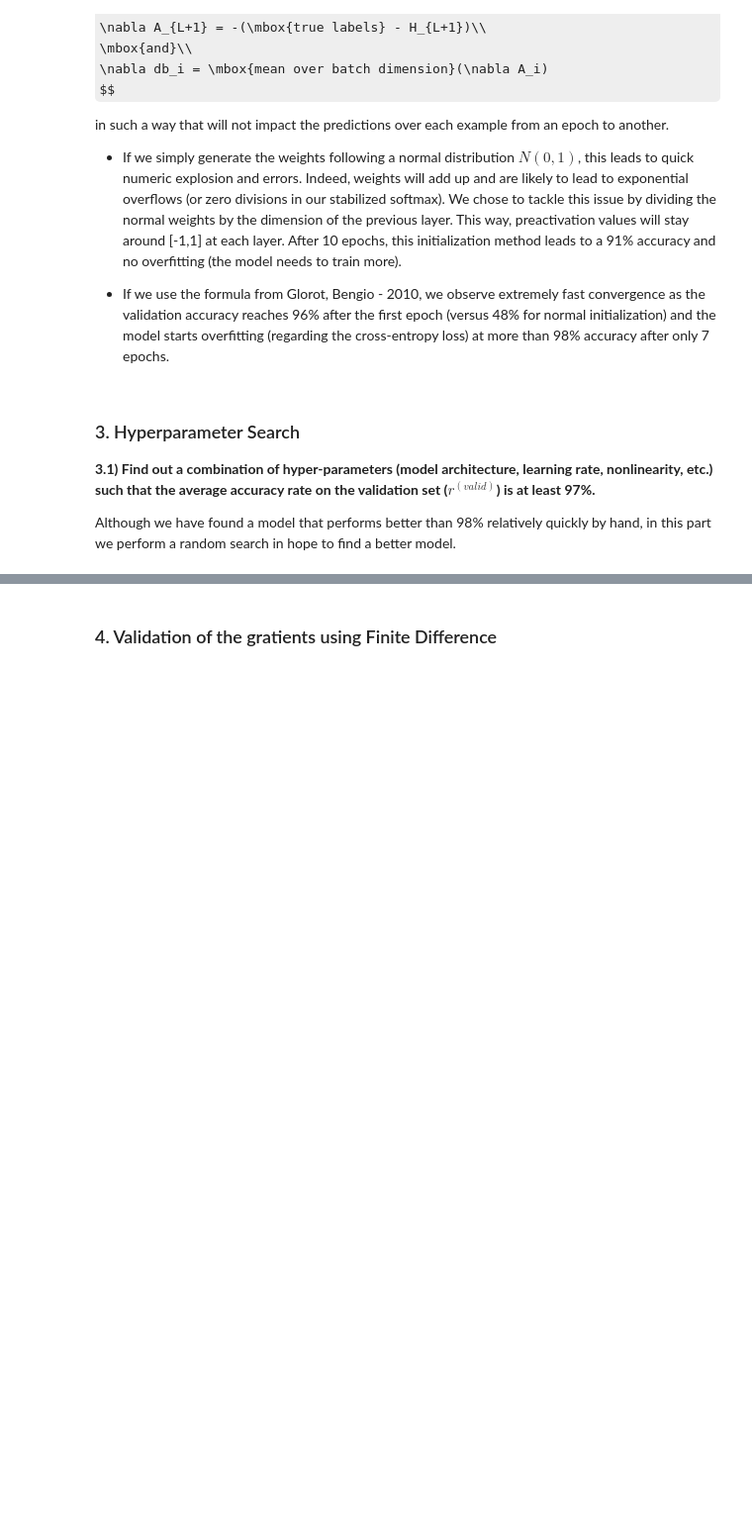
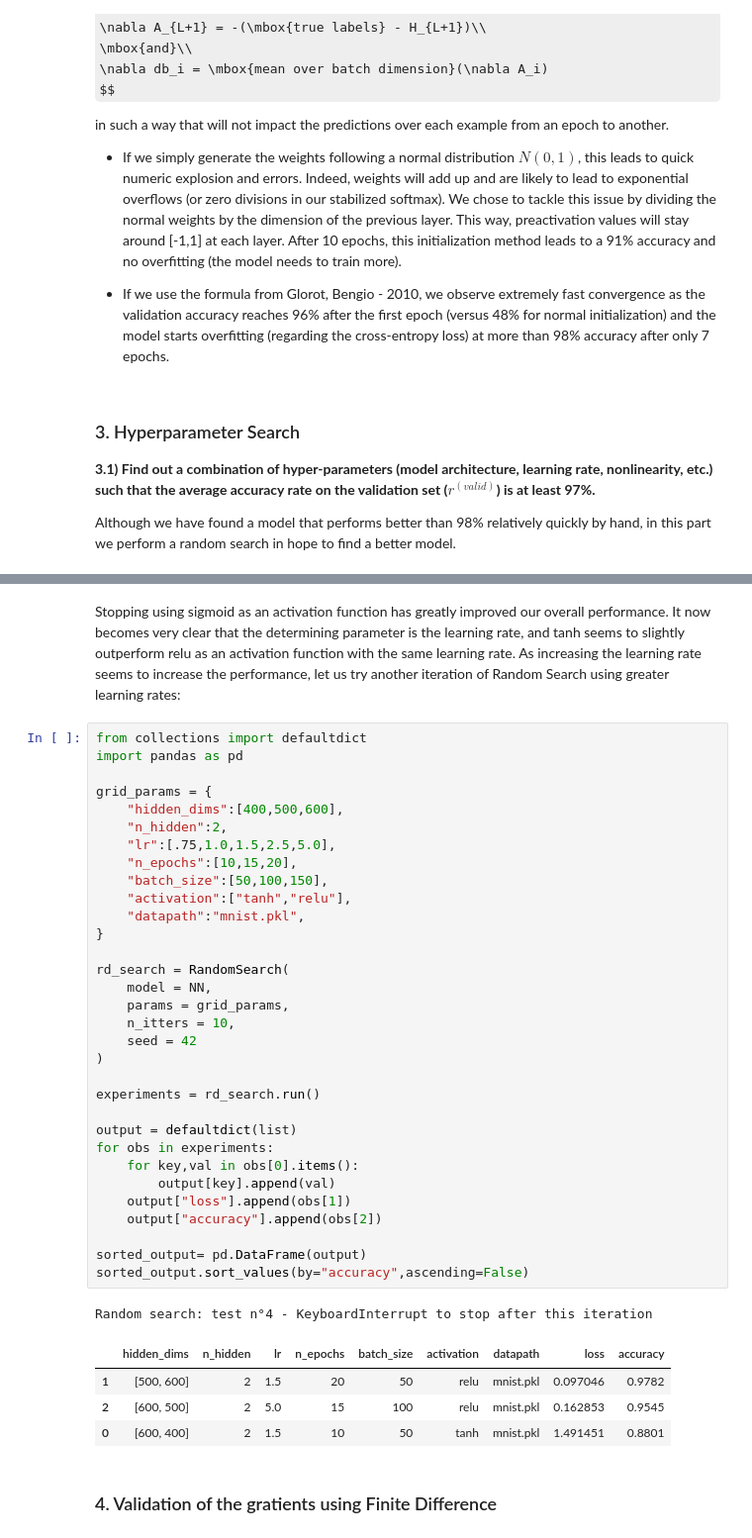
Before and after one commit to ai404/ift6135_assignment1, a Jupyter notebook: assignment1.ipynb, the cells around one changed output, grey strips where cells are left out. Shown at 99% size. Saved outputs shown, nothing was run; the diff lists cells and outputs as text; some formulas as TeX source; blank space fills up the shorter version.

```diff
--- a/assignment1.ipynb
+++ b/assignment1.ipynb
@@ -632,3 +668,43 @@ sorted_output.sort_values(by="accuracy",ascending=False)
+# %% [markdown]
+Stopping using sigmoid as an activation function has greatly improved our overall performance. It now becomes very clear that the determining parameter is the learning rate, and tanh seems to slightly outperform relu as an activation function with the same learning rate. As increasing the learning rate seems to increase the performance, let us try another iteration of Random Search using greater learning rates:
+# %%
+from collections import defaultdict
+import pandas as pd
+
+grid_params = {
+    "hidden_dims":[400,500,600],
+    "n_hidden":2,
+    "lr":[.75,1.0,1.5,2.5,5.0],
+    "n_epochs":[10,15,20],
+    "batch_size":[50,100,150],
+    "activation":["tanh","relu"],
+    "datapath":"mnist.pkl",
+}
+
+rd_search = RandomSearch(
+    model = NN,
+    params = grid_params,
+    n_itters = 10,
+    seed = 42
+)
+
+experiments = rd_search.run()
+
+output = defaultdict(list)
+for obs in experiments:
+    for key,val in obs[0].items():
+        output[key].append(val)
+    output["loss"].append(obs[1])
+    output["accuracy"].append(obs[2])
+
+sorted_output= pd.DataFrame(output)
+sorted_output.sort_values(by="accuracy",ascending=False)
+# %% [output]
+Random search: test n°4 - KeyboardInterrupt to stop after this iteration
+|  | hidden_dims | n_hidden | lr | n_epochs | batch_size | activation | datapath | loss | accuracy |
+| 1 | [500, 600] | 2 | 1.5 | 20 | 50 | relu | mnist.pkl | 0.097046 | 0.9782 |
+| 2 | [600, 500] | 2 | 5.0 | 15 | 100 | relu | mnist.pkl | 0.162853 | 0.9545 |
+| 0 | [600, 400] | 2 | 1.5 | 10 | 50 | tanh | mnist.pkl | 1.491451 | 0.8801 |
 # %% [markdown]
 ### 4. Validation of the gratients using Finite Difference
 # %%
```
Also changed, not shown: parts of 5 cells of this notebook.
